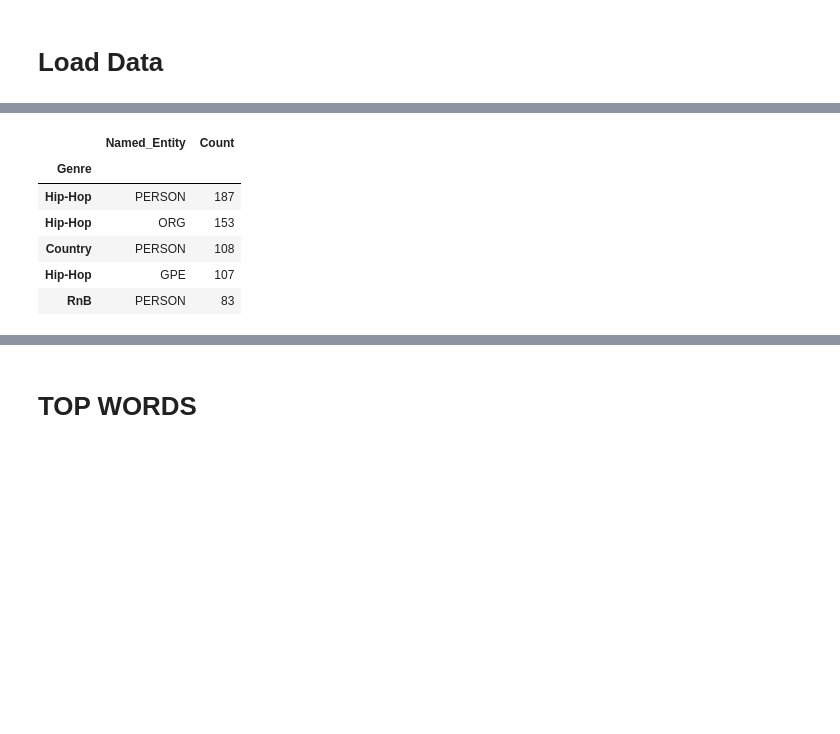
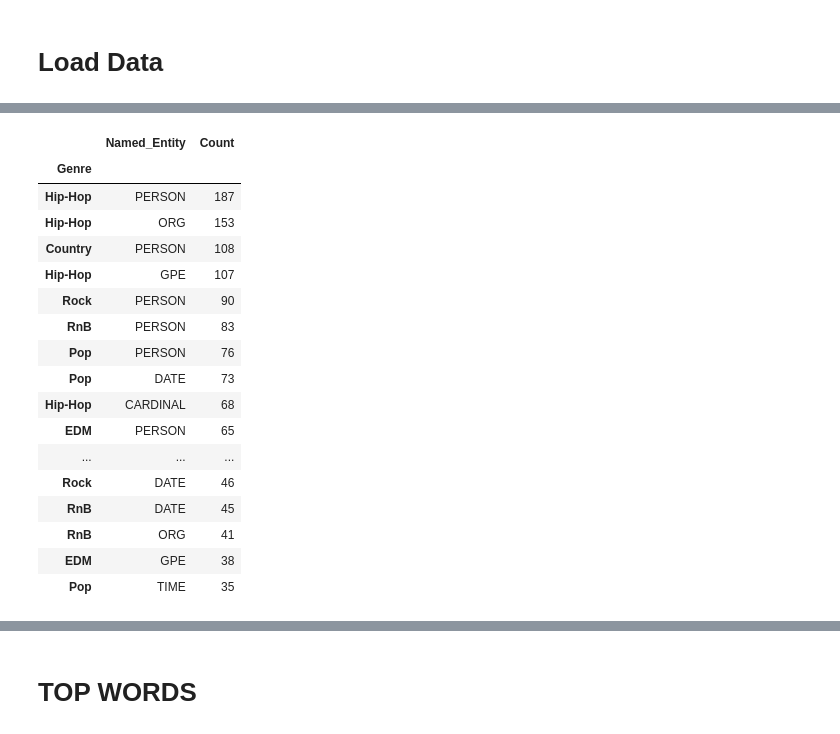
Before and after one commit to laufrankb/MiamiFintechProject2, a Jupyter notebook: all_genres/all_genres_nb.ipynb, the cells around one changed output, grey strips where cells are left out. Drawn from its saved outputs; the diff is of its cells as text; code cells hidden in the pictures; blank space fills up the shorter version.

```diff
--- a/all_genres/all_genres_nb.ipynb
+++ b/all_genres/all_genres_nb.ipynb
@@ -55,23 +59,34 @@ df_sentiments
 # %%
 # Load CSVs for NAMED ENTITIES dataframe
 
 # Set directory path
 path = r'entities'
 
 # Read csvs into dataframe
 all_files = glob.glob(os.path.join(path, "*.csv"))
 df_from_each_file = (pd.read_csv(f, sep=',',) for f in all_files)
 df_merged = pd.concat(df_from_each_file).set_index('Genre')
 df_sorted = df_merged.sort_values(by='Count', ascending=False)
-df_sorted.head()
+df_sorted.head(20)
 # %% [output]
 |  | Named_Entity | Count |
 | Genre |  |  |
 | Hip-Hop | PERSON | 187 |
 | Hip-Hop | ORG | 153 |
 | Country | PERSON | 108 |
 | Hip-Hop | GPE | 107 |
+| Rock | PERSON | 90 |
 | RnB | PERSON | 83 |
+| Pop | PERSON | 76 |
+| Pop | DATE | 73 |
+| Hip-Hop | CARDINAL | 68 |
+| EDM | PERSON | 65 |
+| ... | ... | ... |
+| Rock | DATE | 46 |
+| RnB | DATE | 45 |
+| RnB | ORG | 41 |
+| EDM | GPE | 38 |
+| Pop | TIME | 35 |
 # %%
 # Generate new Dataframe with columns for count of each genre
 
```
Also changed, not shown: parts of 7 cells of this notebook, 6 other files.
